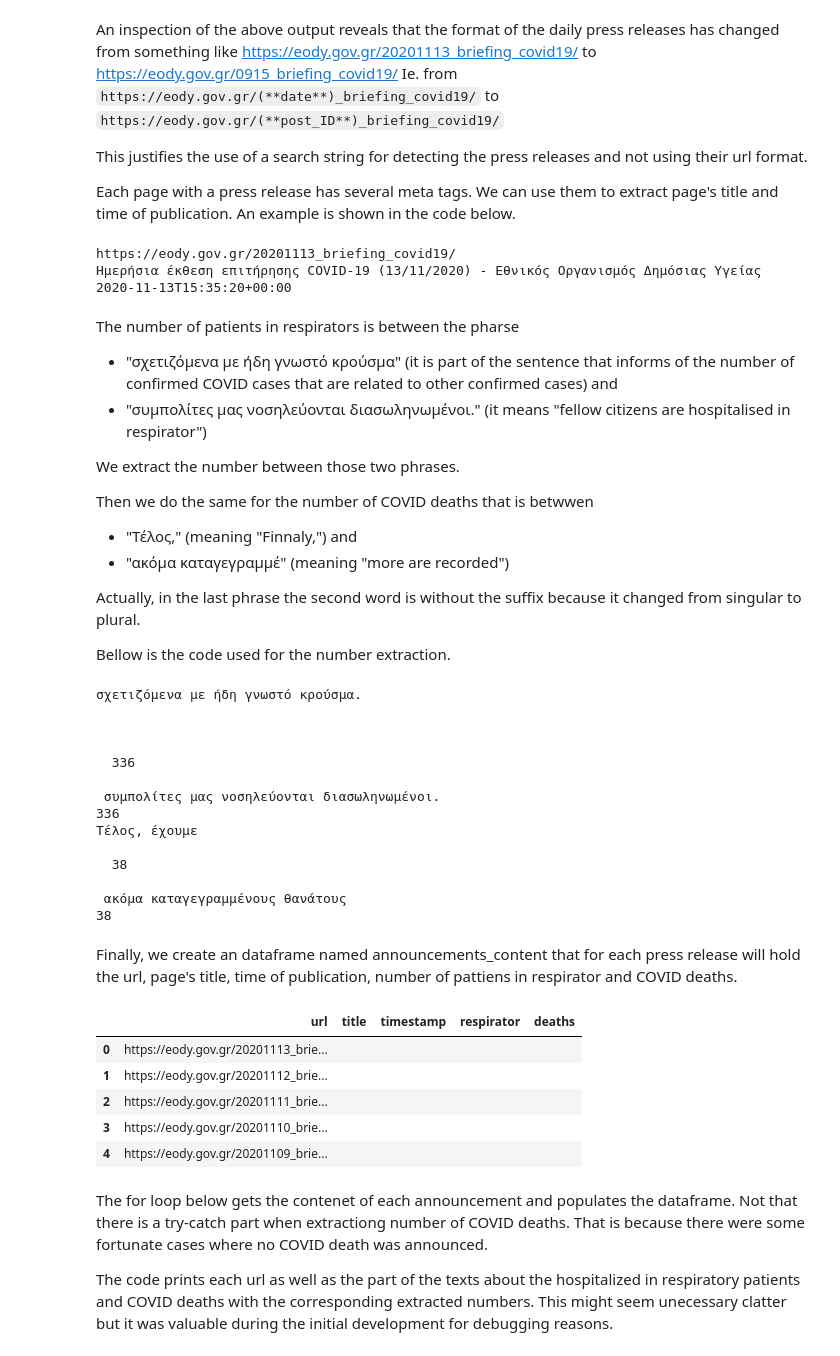
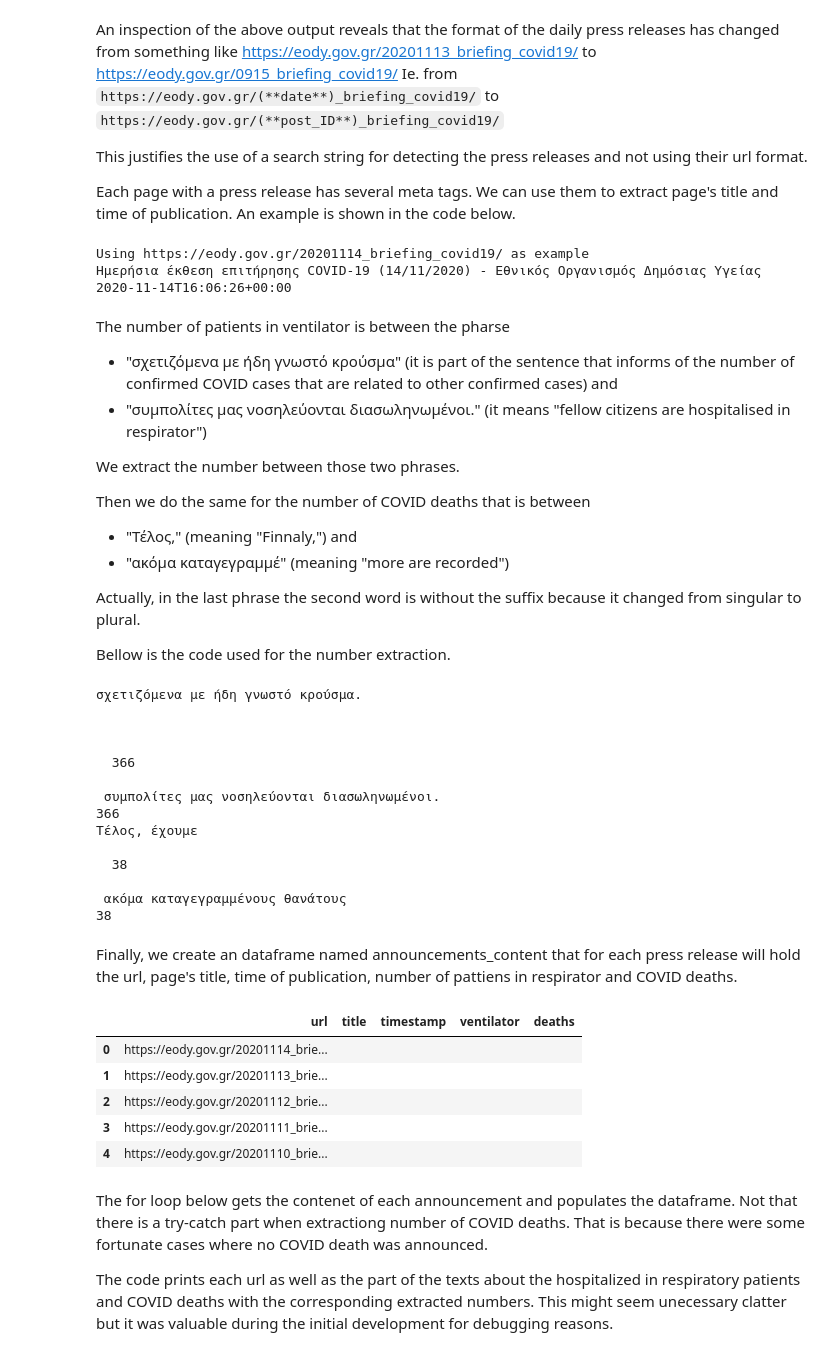
Before and after one commit to dpanagop/COVID, a Jupyter notebook: Scap_COVID_announcements.ipynb, the cells around one changed output. Cells and saved outputs as stored; diff of their text form; code cells hidden in the pictures.

```diff
--- a/Scap_COVID_announcements.ipynb
+++ b/Scap_COVID_announcements.ipynb
@@ -79,7 +79,7 @@ This justifies the use of a search string for detecting the press releases and n
 
 Each page with a press release has several meta tags. We can use them to extract page's title and time of publication. An example is shown in the code below.
 # %%
-print(announcements[0])
+print(f'Using {announcements[0]} as example')
 page = requests.get(announcements[0])
 soup = BeautifulSoup(page.content, 'html.parser')
 title=soup.find('meta',{'property': 'og:title'})
@@ -87,11 +87,11 @@ print(title['content'])
 timestamp=soup.find('meta',{'property': 'article:published_time'})
 print(timestamp['content'])
 # %% [output]
-https://eody.gov.gr/20201113_briefing_covid19/
-Ημερήσια έκθεση επιτήρησης COVID-19 (13/11/2020) - Εθνικός Οργανισμός Δημόσιας Υγείας
-2020-11-13T15:35:20+00:00
+Using https://eody.gov.gr/20201114_briefing_covid19/ as example
+Ημερήσια έκθεση επιτήρησης COVID-19 (14/11/2020) - Εθνικός Οργανισμός Δημόσιας Υγείας
+2020-11-14T16:06:26+00:00
 # %% [markdown]
-The number of patients in respirators is between the pharse
+The number of patients in ventilator is between the pharse
 
 
 *   "σχετιζόμενα με ήδη γνωστό κρούσμα" (it is part of the sentence that informs of the number of confirmed COVID cases that are related to other confirmed cases) and
@@ -99,7 +99,7 @@ The number of patients in respirators is between the pharse
 
 We extract the number between those two phrases.
 
-Then we do the same for the number of COVID deaths that is betwwen
+Then we do the same for the number of COVID deaths that is between
 
 
 *   "Τέλος," (meaning "Finnaly,") and
@@ -110,13 +110,13 @@ Actually, in the last phrase the second word is without the suffix because it ch
 Bellow is the code used for the number extraction.
 # %%
 text=soup.prettify()
-respirator_start=text.index("σχετιζόμενα με ήδη γνωστό κρούσμα")
-respirator_end=text.index("συμπολίτες μας νοσηλεύονται διασωληνωμένοι.")
-respirator= re.findall(r'\b\d+\b', text[respirator_start:respirator_end])
-respirator=int(respirator[0])
+ventilator_start=text.index("σχετιζόμενα με ήδη γνωστό κρούσμα")
+ventilator_end=text.index("συμπολίτες μας νοσηλεύονται διασωληνωμένοι.")
+ventilator= re.findall(r'\b\d+\b', text[ventilator_start:ventilator_end])
+ventilator=int(ventilator[0])
 #print the text with the number of patients in respirator
-print(re.sub('<[^<]+?>', '', text[respirator_start:respirator_end+43]))
-print(respirator)
+print(re.sub('<[^<]+?>', '', text[ventilator_start:ventilator_end+43]))
+print(ventilator)
 deaths_start=text.index("Τέλος,")
 deaths_end=text.index("ακόμα καταγεγραμμέ")
 deaths= re.findall(r'\b\d+\b', text[deaths_start:deaths_end])
@@ -129,10 +129,10 @@ print(deaths)
 
 
 
-  336
+  366
 
  συμπολίτες μας νοσηλεύονται διασωληνωμένοι.
-336
+366
 Τέλος, έχουμε
 
   38
@@ -144,17 +144,17 @@ Finally, we create an dataframe named announcements_content that for each press
 # %%
 announcements_content=pd.DataFrame(announcements,columns=['url'])
 announcements_content['title']=""
 announcements_content['timestamp']=""
-announcements_content['respirator']=""
+announcements_content['ventilator']=""
 announcements_content['deaths']=""
 announcements_content.head()
 # %% [output]
-|  | url | title | timestamp | respirator | deaths |
-| 0 | https://eody.gov.gr/20201113_brie... |  |  |  |  |
-| 1 | https://eody.gov.gr/20201112_brie... |  |  |  |  |
-| 2 | https://eody.gov.gr/20201111_brie... |  |  |  |  |
-| 3 | https://eody.gov.gr/20201110_brie... |  |  |  |  |
-| 4 | https://eody.gov.gr/20201109_brie... |  |  |  |  |
+|  | url | title | timestamp | ventilator | deaths |
+| 0 | https://eody.gov.gr/20201114_brie... |  |  |  |  |
+| 1 | https://eody.gov.gr/20201113_brie... |  |  |  |  |
+| 2 | https://eody.gov.gr/20201112_brie... |  |  |  |  |
+| 3 | https://eody.gov.gr/20201111_brie... |  |  |  |  |
+| 4 | https://eody.gov.gr/20201110_brie... |  |  |  |  |
 # %% [markdown]
 The for loop below gets the contenet of each announcement and populates the dataframe. Not that there is a try-catch part when extractiong number of COVID deaths. That is because there were some fortunate cases where no COVID death was announced.
 
```
Also changed, not shown: parts of 5 cells of this notebook.
